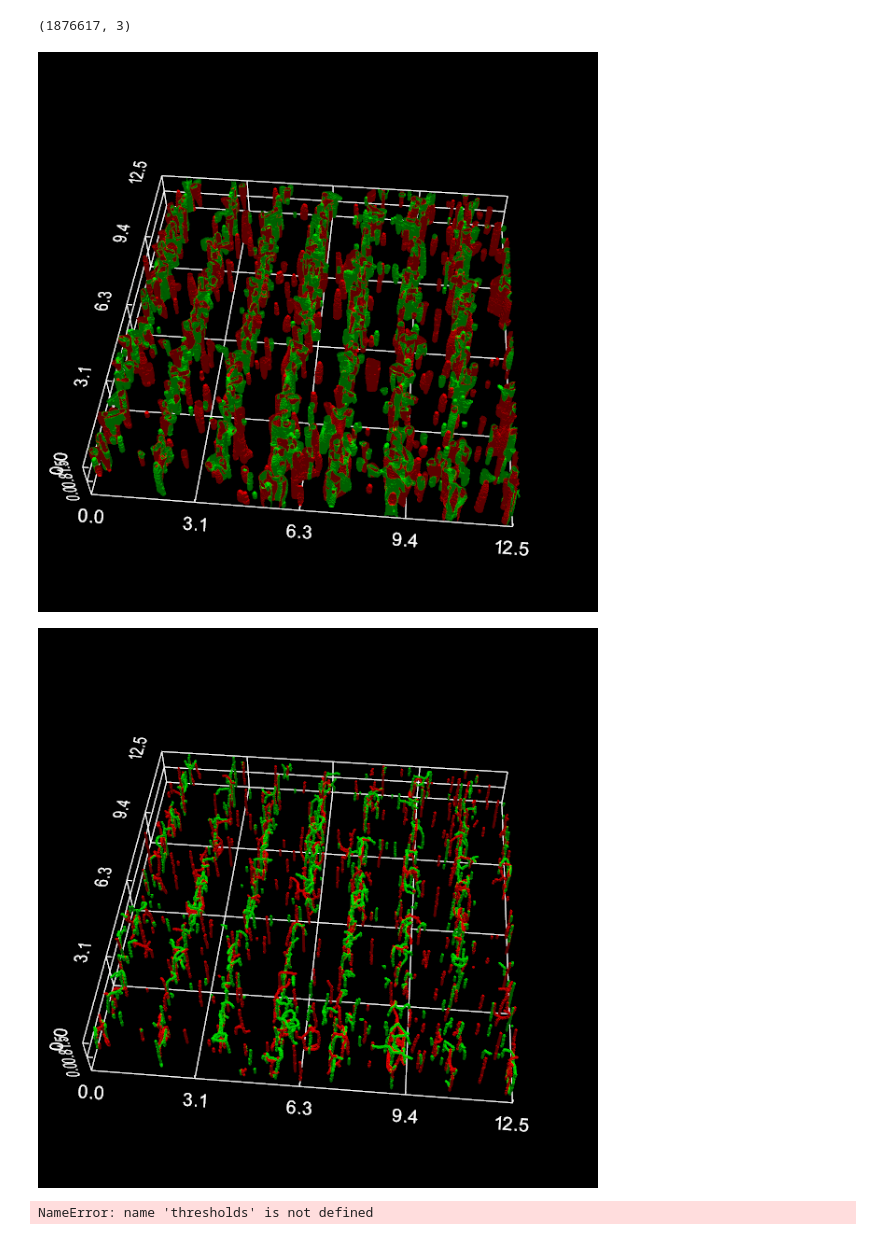
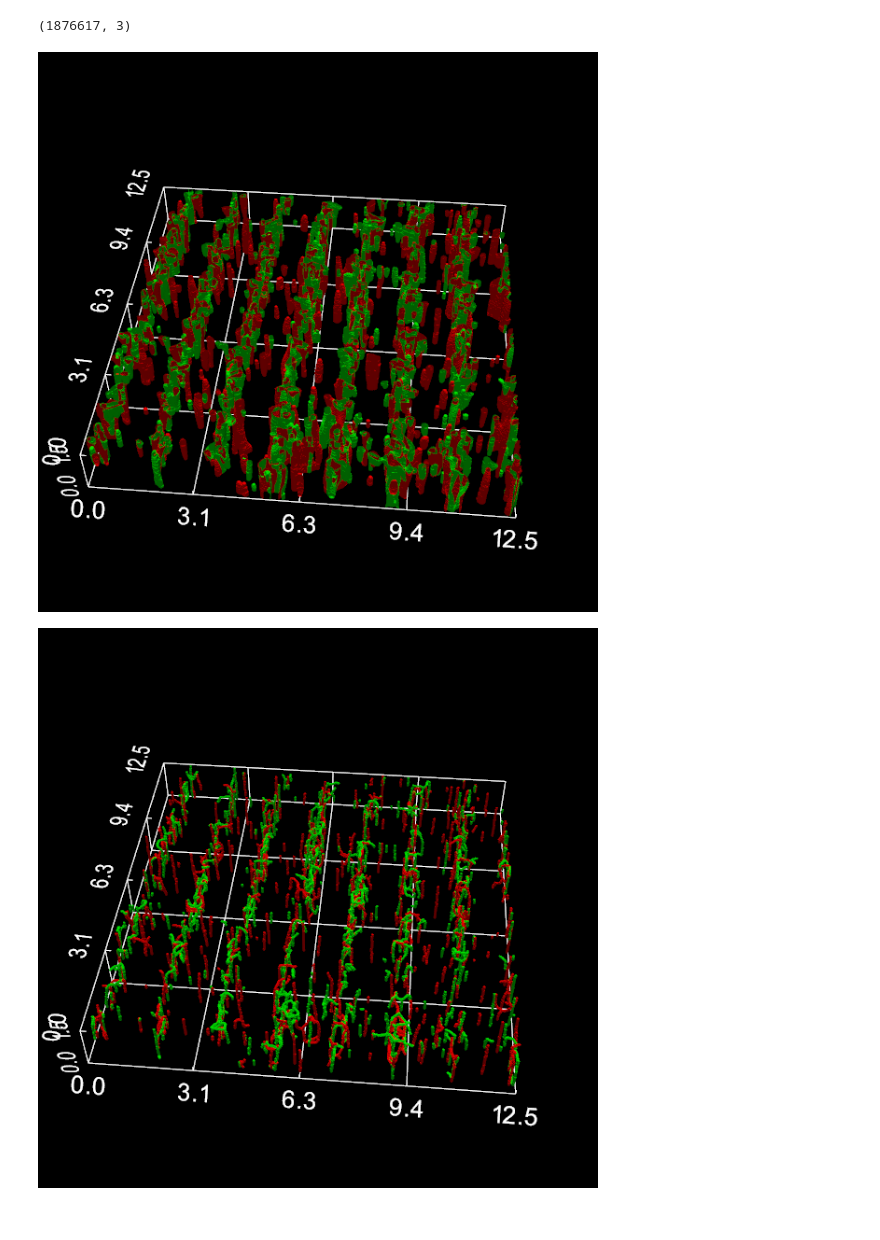
Before and after one commit to Jhko725/ProteinStructureReconstruction.jl, a Jupyter notebook: notebooks/reconstruct_sim.ipynb, the cells around one changed output. Cells and saved outputs as stored; diff of their text form; code cells hidden in the pictures.

```diff
--- a/notebooks/reconstruct_sim.ipynb
+++ b/notebooks/reconstruct_sim.ipynb
@@ -115,17 +95,3 @@ plt.imshow(np.mean(data_equalized[1][0:12], axis=0), origin="lower")
 # %% [output]
 <matplotlib.image.AxesImage at 0x...>
 [figure]
-# %%
-img = np.mean(data_equalized[1][0:12], axis=0)
-img = skimage.filters.gaussian(img, 20)
-img = skimage.filters.prewitt_v(img)
-print(img.shape)
-img = img >= skimage.filters.threshold_otsu(img)
-img = skimage.morphology.binary_opening(img, skimage.morphology.disk(20))
-# h, theta, d = skimage.transform.hough_line(img, theta=np.linspace(0, np.pi / 4, 50))
-skele = skimage.morphology.skeletonize(img, method="lee")
-# plt.imshow(img, origin="lower")
-plt.imshow(skele, origin="lower")
-# for _, angle, dist in zip(*skimage.transform.hough_line_peaks(h, theta, d)):
-#     (x0, y0) = dist * np.array([np.cos(angle), np.sin(angle)])
-#     plt.axline((x0, y0), slope=np.tan(angle + np.pi / 2))
@@ -159,19 +97,0 @@ plt.imshow(scndimage.distance_transform_edt(np.logical_not(skele)))
-# %%
-fig, axes = plt.subplots(2, 5, figsize=(15, 8))
-z_ind = 0
-for i, axes_row in enumerate(axes):
-    img = data[i]
-    threshold = skimage.filters.threshold_otsu(img)
-    bin = skimage.filters.apply_hysteresis_threshold(img, 0.75 * threshold, threshold)
-    seg = skimage.segmentation.morphological_chan_vese(
-        img[z_ind],
-        num_iter=50,
-        init_level_set=img[z_ind],
-        smoothing=1,
-    )
-
-    axes_row[0].imshow(img[z_ind], cmap="jet", origin="lower")
-    axes_row[1].imshow(img[z_ind] >= 1.0 * threshold, origin="lower")
-    axes_row[2].imshow(bin[z_ind], origin="lower")
-    axes_row[3].imshow(seg, origin="lower")
-    # axes_row[4].imshow(seg[10] - bin[10])
@@ -427,38 +158,38 @@ pl.add_mesh(
     mesh_desmin,
     color="#FF0000",
     show_scalar_bar=False,
 )
 
 pl.add_mesh(
     mesh_actinin,
     color="#00FF00",
     show_scalar_bar=False,
 )
 pl.set_background("black")
 # pl.view_xy()
 axis = pl.show_bounds(
     color="white",
     # bounds=[0.0, 8.0, 0.0, 8.0, 0.0, 2.0],
     grid="back",
     bold=False,
-    font_size=15,
+    font_size=20,
     location="outer",
     font_family="arial",
     padding=0.0,
     use_3d_text=False,
-    n_zlabels=3,
+    n_zlabels=2,
     xtitle="",
     ytitle="",
     ztitle="",
     ticks="inside",
 )
 pl.camera.azimuth = 230
-pl.camera.elevation = 15
+pl.camera.elevation = 10
 # pl.camera.zoom(0.8)
 pl.show()
-#pl.save_graphic("../figures/fig_4/4d.svg")
+pl.save_graphic("../figures/fig_4/4d.svg")
 # %% [output]
-[figure, old version]
+[figure, new version]
 # %%
 skeleton_desmin = skimage.morphology.skeletonize(desmin_segmented)
 skeleton_actinin = skimage.morphology.skeletonize(actinin_segmented)
@@ -509,12 +240,12 @@ axis = pl.show_bounds(
     # bounds=[0.0, 8.0, 0.0, 8.0, 0.0, 2.0],
     grid="back",
     bold=False,
-    font_size=15,
+    font_size=20,
     location="outer",
     font_family="arial",
     padding=0.0,
     use_3d_text=False,
-    n_zlabels=3,
+    n_zlabels=2,
     # show_zaxis=False,
     xtitle="",
     ytitle="",
@@ -522,13 +253,9 @@ axis = pl.show_bounds(
     ticks="inside",
 )
 pl.camera.azimuth = 230
-pl.camera.elevation = 15
+pl.camera.elevation = 10
 # pl.camera.zoom(0.8)
 pl.show()
 pl.save_graphic("../figures/fig_4/4e.svg")
 # %% [output]
-[figure, old version]
+[figure, new version]
-# %%
-thresholds
-# %% [output]
-NameError: name 'thresholds' is not defined
```
Also changed, not shown: parts of 34 cells of this notebook, 18 other files.
